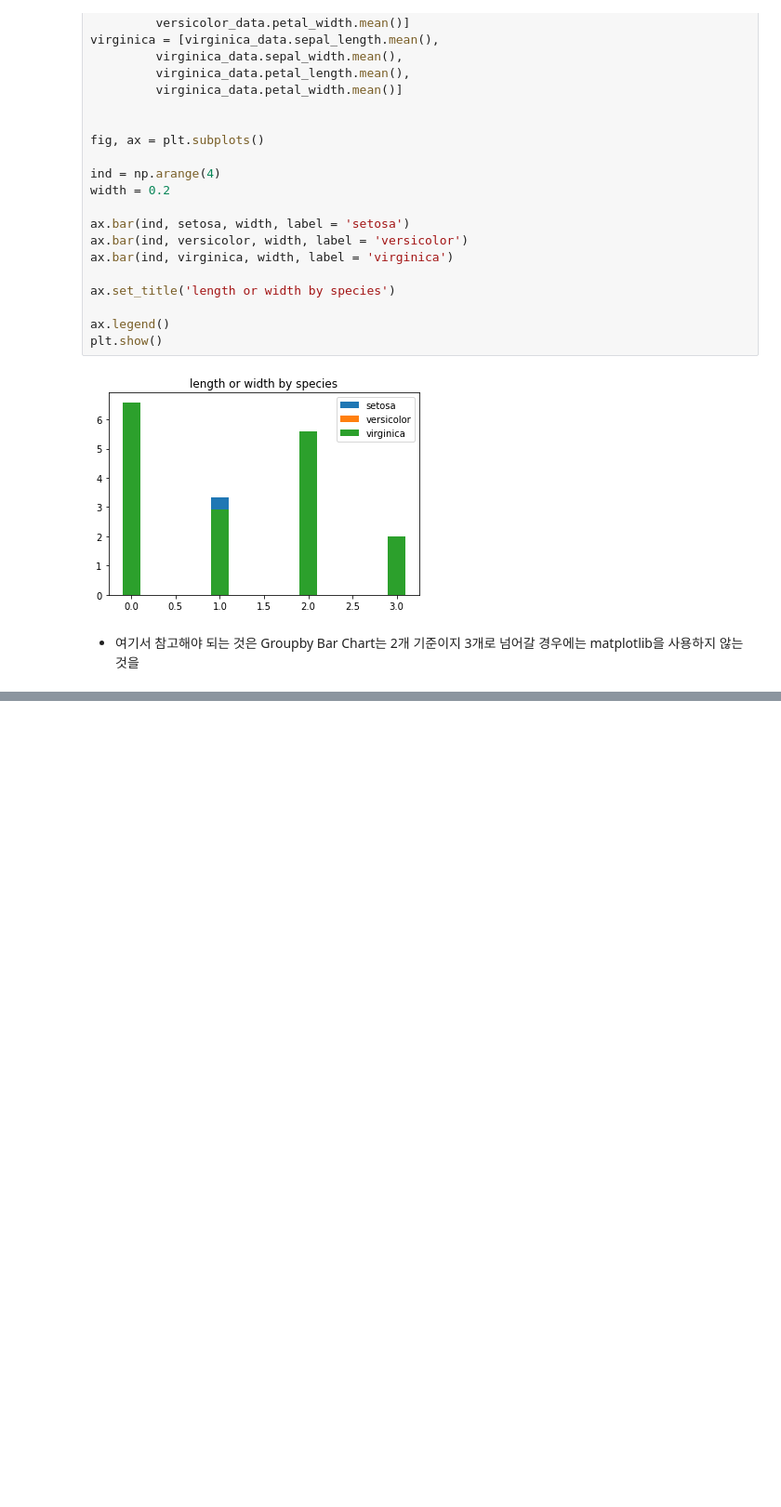
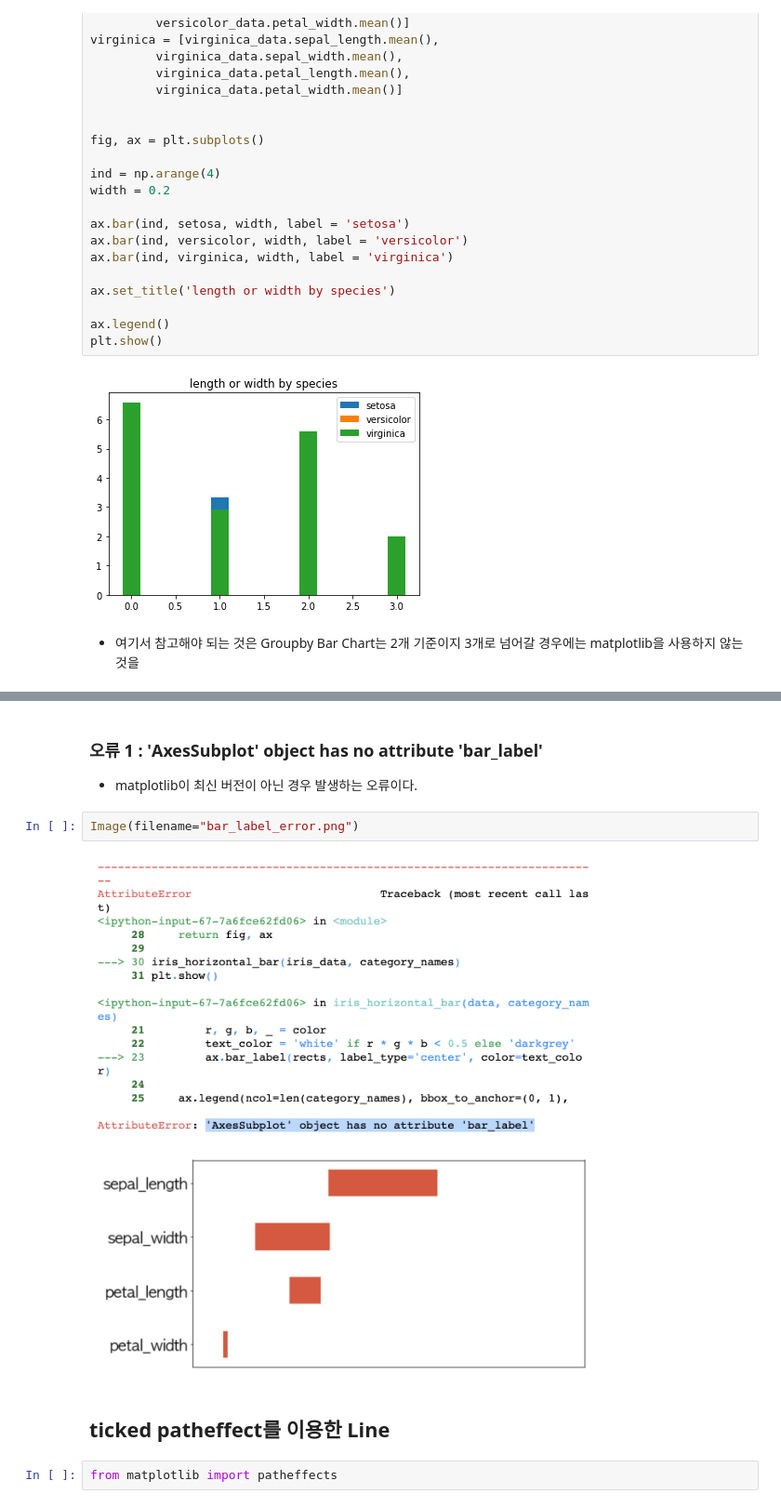
Before and after one commit to datacampic/visualization, a Jupyter notebook: 김진성/iris dataset/iris-visualization-tip.ipynb, the cells around one changed output, grey strips where cells are left out. Shown at 93% size. Drawn from its saved outputs; the diff is of its cells as text; blank space fills up the shorter version.

```diff
--- a/김진성/iris dataset/iris-visualization-tip.ipynb
+++ b/김진성/iris dataset/iris-visualization-tip.ipynb
@@ -203,0 +267,12 @@ plt.show()
+# %% [markdown]
+### 오류 1 : 'AxesSubplot' object has no attribute 'bar_label'
+
+- matplotlib이 최신 버전이 아닌 경우 발생하는 오류이다.
+# %%
+Image(filename="bar_label_error.png")
+# %% [output]
+[figure, added]
+# %% [markdown]
+## ticked patheffect를 이용한 Line
+# %%
+from matplotlib import patheffects
```
Also changed, not shown: parts of 55 cells of this notebook, 2 other files.
